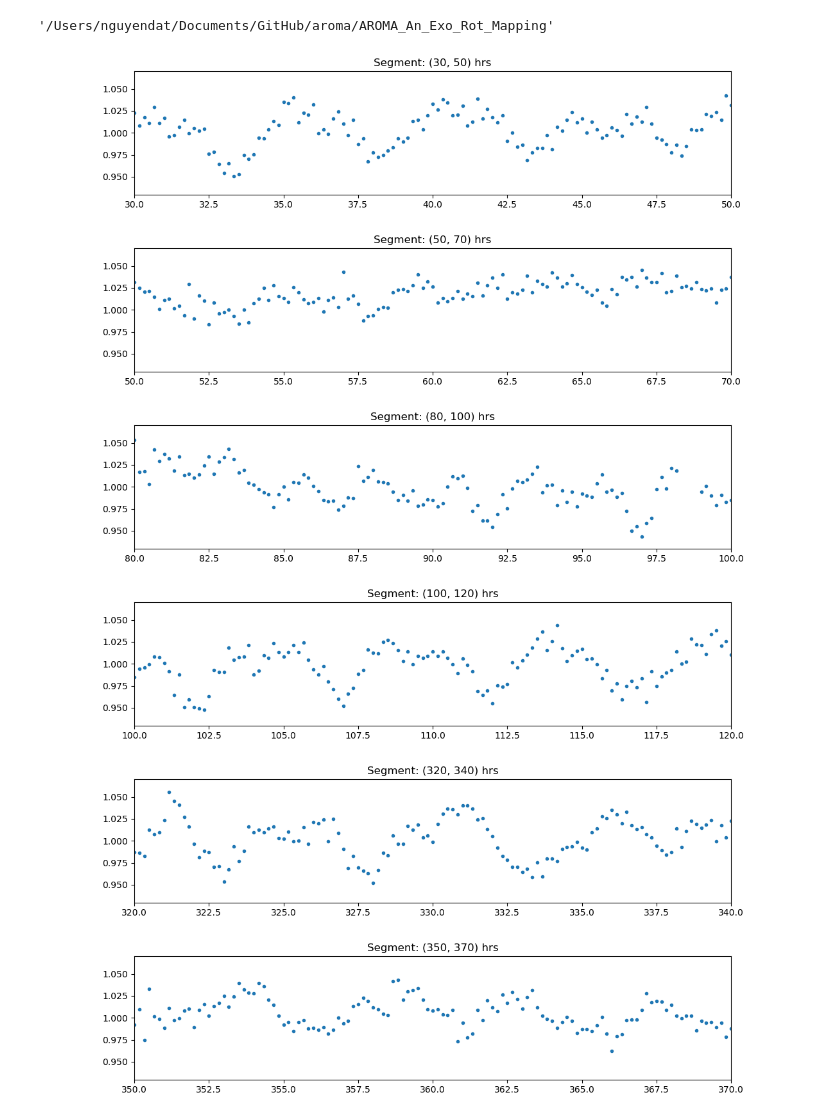
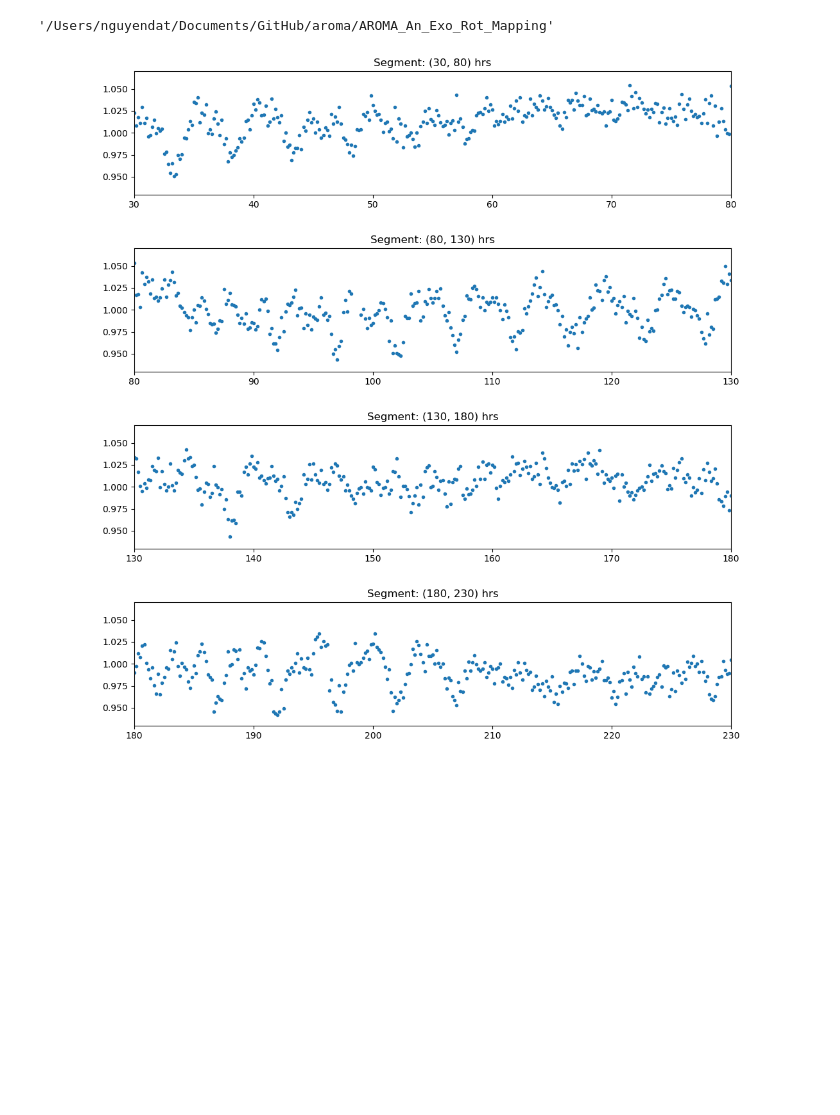
Before and after one commit to fudanguyen/aroma, a Jupyter notebook: AROMA_An_Exo_Rot_Mapping/notebooks/lightCurveSyntheticFit.ipynb, the cells around one changed output. Cells and saved outputs as stored; diff of their text form; code cells hidden in the pictures; blank space fills up the shorter version.

Commit message:
Update light-curve fit

```diff
--- a/AROMA_An_Exo_Rot_Mapping/notebooks/lightCurveSyntheticFit.ipynb
+++ b/AROMA_An_Exo_Rot_Mapping/notebooks/lightCurveSyntheticFit.ipynb
@@ -94,18 +98,15 @@ plotPath = join(homedir, 'plots')
 # data = data.query('TIME > 2306') # full of sector 37
 
 data = data # full light curve
-data.TIME = data.TIME*24
+data.TIME = (data.TIME -data.TIME.iloc[0])*24
 fit_dir = join(homedir,'notebooks', 'periodSineFit_metadata')
 # %%
-time, lc = (data.TIME-data.TIME.iloc[0]), data.PSF_FLUX_NORM
-segments = [(30,50), (50,70), (80,100), (100,120),
-           (320, 340), (350, 370), (370, 390), (400, 420)]
+time, lc = data.TIME, data.PSF_FLUX_NORM
+segments = [(30,80), (80,130), (130,180), (180,230)]
 for seg in segments:
     plt.figure(figsize=(12, 2.5)), plt.plot(time, lc, ls='', marker='o', ms=3.0), plt.xlim(seg), plt.xlabel('Hrs'), plt.title("Segment: "+str(seg)+" hrs"), plt.ylim((0.93, 1.07))
 # %% [output]
-[figure, old version]
+[figure, new version]
-[figure, old version]
+[figure, new version]
-[figure, old version]
+[figure, new version]
-[figure, old version]
+[figure, new version]
-[figure, removed]
-[figure, removed]
```
Also changed, not shown: parts of 22 cells of this notebook, 6 other files.
